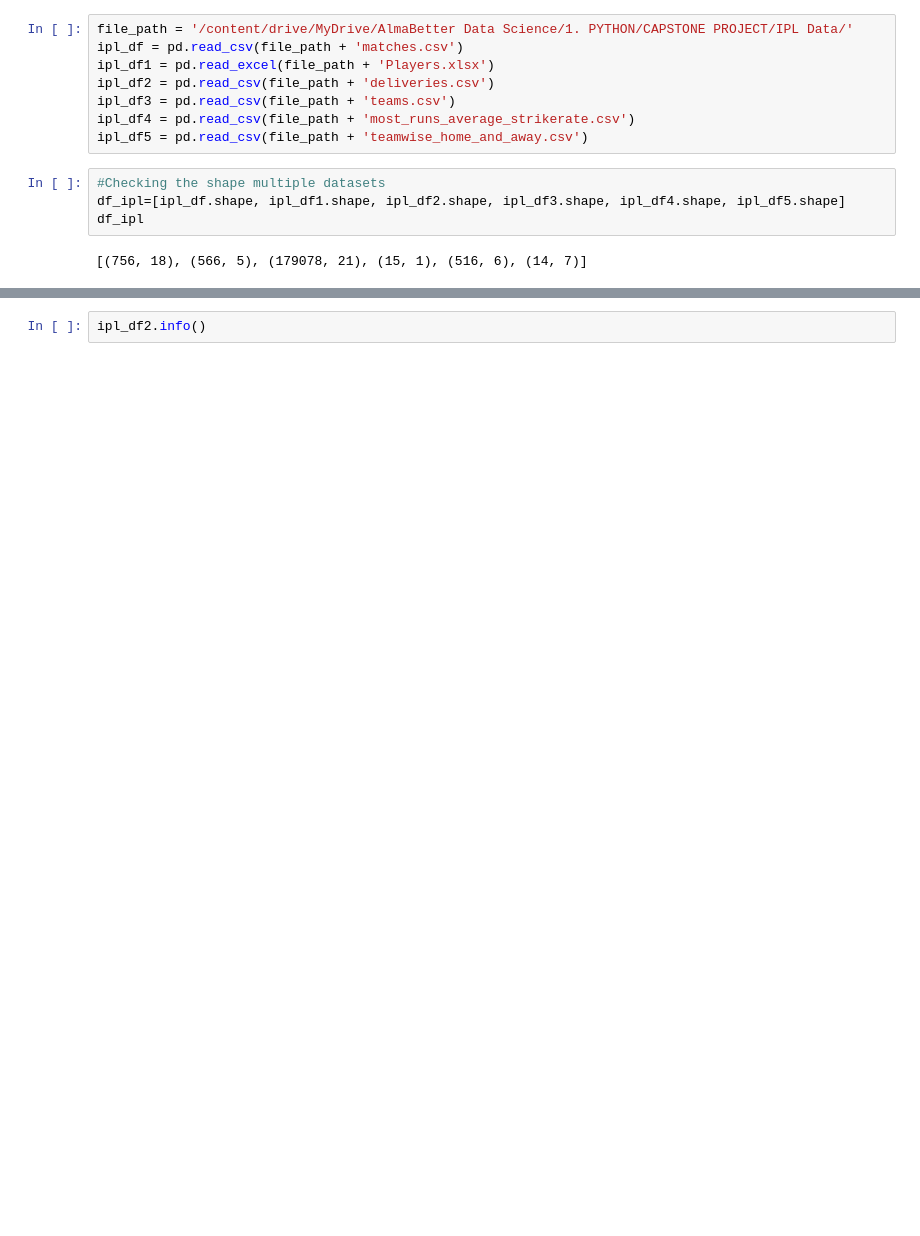
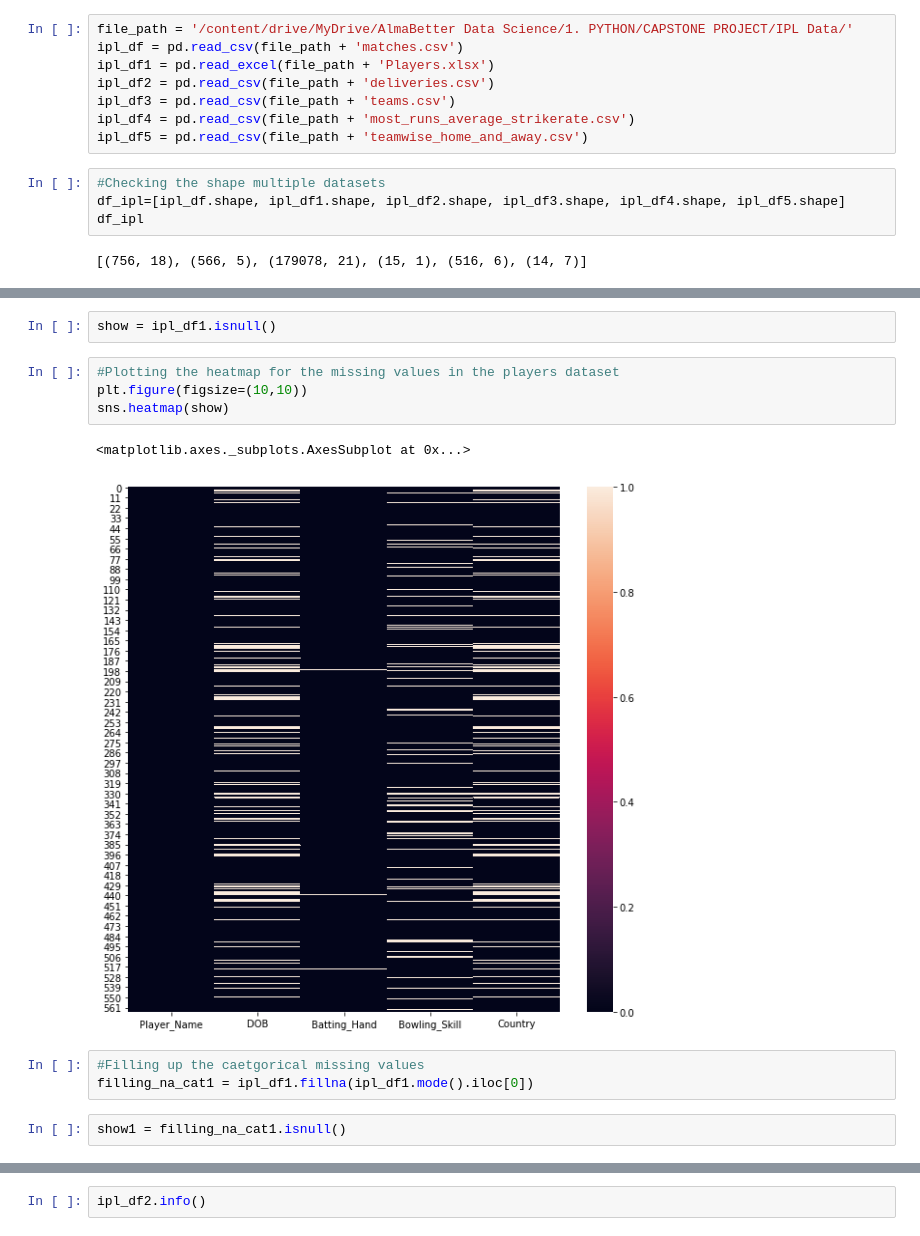
Before and after one commit to Pradip240/IPL-T20-Cricket-Analysis, a Jupyter notebook: Ameen_IPL_T20_Cricket_Analysis_Capstone_Project.ipynb, the cells around one changed output, grey strips where cells are left out. Saved outputs shown, nothing was run; the diff lists cells and outputs as text; blank space fills up the shorter version.

```diff
--- a/Ameen_IPL_T20_Cricket_Analysis_Capstone_Project.ipynb
+++ b/Ameen_IPL_T20_Cricket_Analysis_Capstone_Project.ipynb
@@ -41,0 +202,14 @@ ipl_df1.info()
+# %%
+show = ipl_df1.isnull()
+# %%
+#Plotting the heatmap for the missing values in the players dataset
+plt.figure(figsize=(10,10))
+sns.heatmap(show)
+# %% [output]
+<matplotlib.axes._subplots.AxesSubplot at 0x...>
+[figure, added]
+# %%
+#Filling up the caetgorical missing values
+filling_na_cat1 = ipl_df1.fillna(ipl_df1.mode().iloc[0])
+# %%
+show1 = filling_na_cat1.isnull()
```
Also changed, not shown: parts of 55 cells of this notebook.
